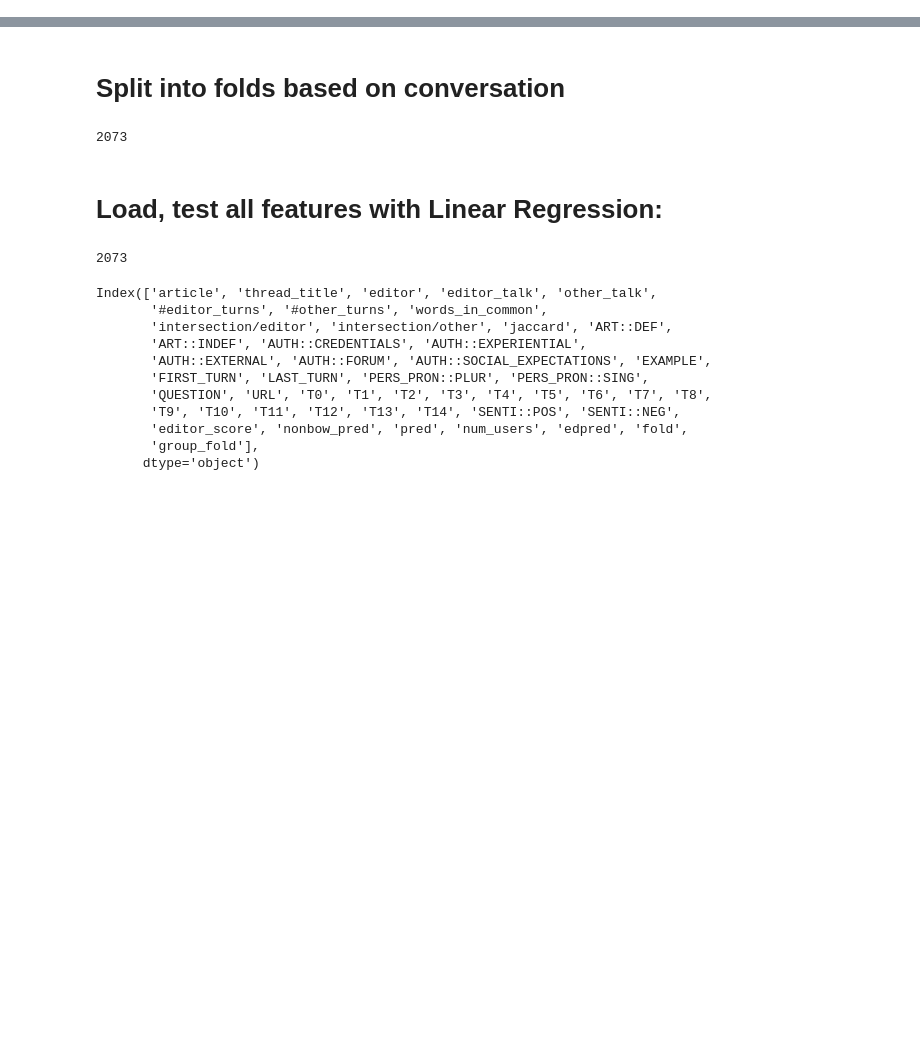
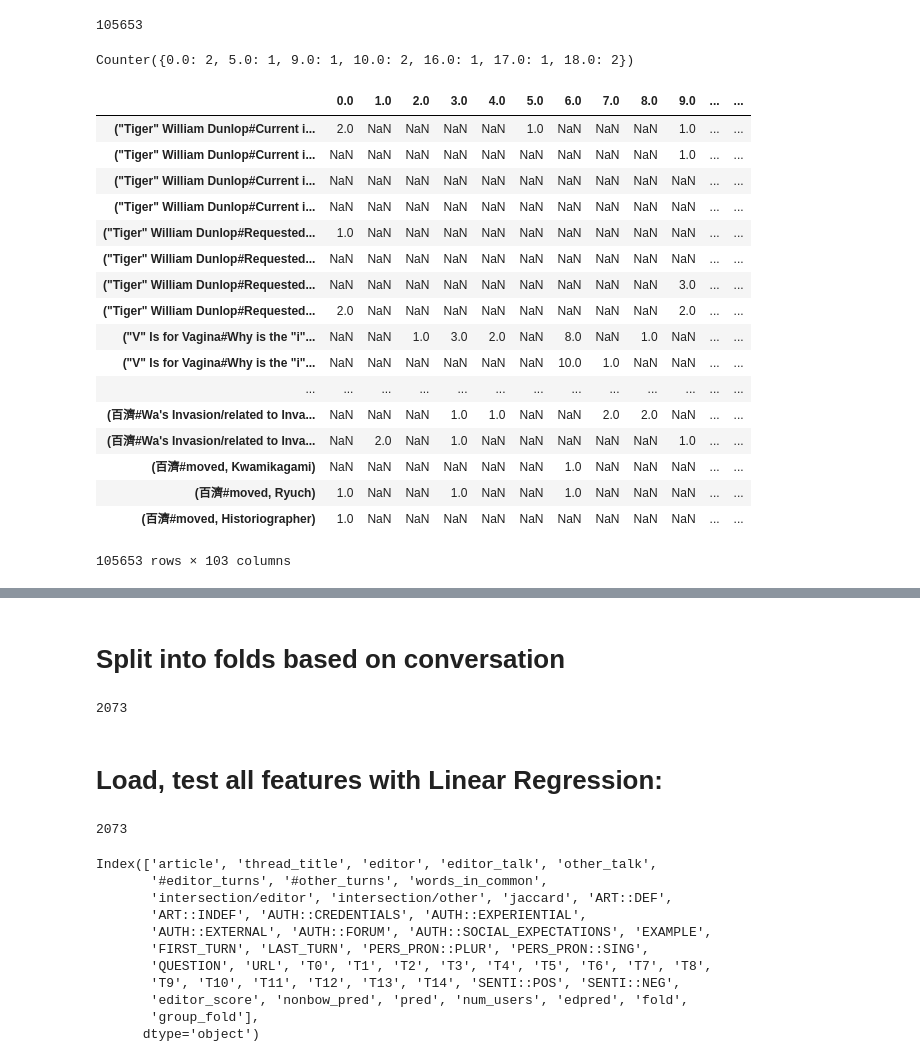
Before and after one commit to michaelmilleryoder/wikipedia-research-ipynb, a Jupyter notebook: revert_discussions_features.ipynb, the cells around one changed output, grey strips where cells are left out. Saved outputs shown, nothing was run; the diff lists cells and outputs as text; code cells hidden in the pictures; blank space fills up the shorter version.

```diff
--- a/revert_discussions_features.ipynb
+++ b/revert_discussions_features.ipynb
@@ -19,0 +105,4 @@ kappa_scorer = make_scorer(cohen_kappa_score)
+# %%
+# Load sentence-level DAs
+sent_das = pd.read_csv('/home/michael/school/research/wp/wikipedia/data/talk/enwiki/HSTTM8W-talk0-S5-FT20-BT100-FA0.1-B0.001-FG1.0-K0.1-E0.75-N0.75-I10000-InstSentAssign.csv')
+sent_das
@@ -19,0 +137,4 @@ kappa_scorer = make_scorer(cohen_kappa_score)
+# %%
+# Group things by seqid
+grouped = sent_das.groupby(['SeqId', 'User'])
+grouped
@@ -19,0 +163,37 @@ kappa_scorer = make_scorer(cohen_kappa_score)
+# %%
+ftopic_counts = {}
+
+for (thread, user), inds in tqdm(grouped.groups.items()):
+    ftopics = Counter(sent_das.iloc[inds]['FTopic'].tolist())
+    ftopic_counts[(thread, user)] = ftopics
+
+len(ftopic_counts)
+# %% [output]
+105653
+# %%
+ftopic_counts[list(ftopic_counts.keys())[0]]
+# %% [output]
+Counter({0.0: 2, 5.0: 1, 9.0: 1, 10.0: 2, 16.0: 1, 17.0: 1, 18.0: 2})
+# %%
+# Make FTopic columns
+thread_user_topics = pd.DataFrame(ftopic_counts).transpose()
+thread_user_topics
+# %% [output]
+|  | 0.0 | 1.0 | 2.0 | 3.0 | 4.0 | 5.0 | 6.0 | 7.0 | 8.0 | 9.0 | ... | ... |
+| ("Tiger" William Dunlop#Current i... | 2.0 | NaN | NaN | NaN | NaN | 1.0 | NaN | NaN | NaN | 1.0 | ... | ... |
+| ("Tiger" William Dunlop#Current i... | NaN | NaN | NaN | NaN | NaN | NaN | NaN | NaN | NaN | 1.0 | ... | ... |
+| ("Tiger" William Dunlop#Current i... | NaN | NaN | NaN | NaN | NaN | NaN | NaN | NaN | NaN | NaN | ... | ... |
+| ("Tiger" William Dunlop#Current i... | NaN | NaN | NaN | NaN | NaN | NaN | NaN | NaN | NaN | NaN | ... | ... |
+| ("Tiger" William Dunlop#Requested... | 1.0 | NaN | NaN | NaN | NaN | NaN | NaN | NaN | NaN | NaN | ... | ... |
+| ("Tiger" William Dunlop#Requested... | NaN | NaN | NaN | NaN | NaN | NaN | NaN | NaN | NaN | NaN | ... | ... |
+| ("Tiger" William Dunlop#Requested... | NaN | NaN | NaN | NaN | NaN | NaN | NaN | NaN | NaN | 3.0 | ... | ... |
+| ("Tiger" William Dunlop#Requested... | 2.0 | NaN | NaN | NaN | NaN | NaN | NaN | NaN | NaN | 2.0 | ... | ... |
+| ("V" Is for Vagina#Why is the "i"... | NaN | NaN | 1.0 | 3.0 | 2.0 | NaN | 8.0 | NaN | 1.0 | NaN | ... | ... |
+| ("V" Is for Vagina#Why is the "i"... | NaN | NaN | NaN | NaN | NaN | NaN | 10.0 | 1.0 | NaN | NaN | ... | ... |
+| ... | ... | ... | ... | ... | ... | ... | ... | ... | ... | ... | ... | ... |
+| (百濟#Wa's Invasion/related to Inva... | NaN | NaN | NaN | 1.0 | 1.0 | NaN | NaN | 2.0 | 2.0 | NaN | ... | ... |
+| (百濟#Wa's Invasion/related to Inva... | NaN | 2.0 | NaN | 1.0 | NaN | NaN | NaN | NaN | NaN | 1.0 | ... | ... |
+| (百濟#moved, Kwamikagami) | NaN | NaN | NaN | NaN | NaN | NaN | 1.0 | NaN | NaN | NaN | ... | ... |
+| (百濟#moved, Ryuch) | 1.0 | NaN | NaN | 1.0 | NaN | NaN | 1.0 | NaN | NaN | NaN | ... | ... |
+| (百濟#moved, Historiographer) | 1.0 | NaN | NaN | NaN | NaN | NaN | NaN | NaN | NaN | NaN | ... | ... |
+105653 rows × 103 columns
```
Also changed, not shown: parts of 37 cells of this notebook, 10 other files.
